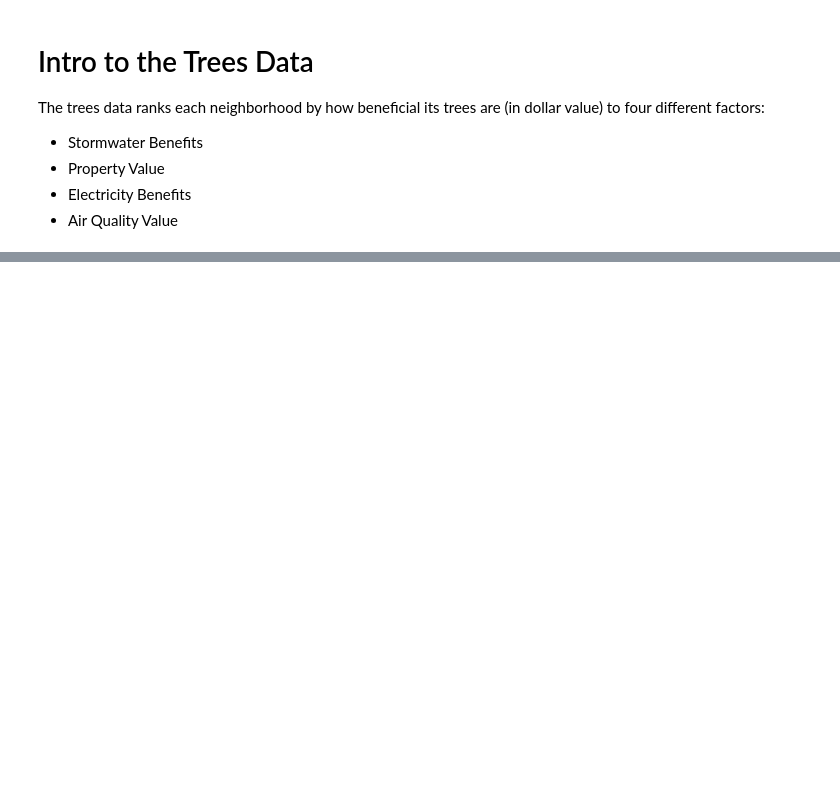
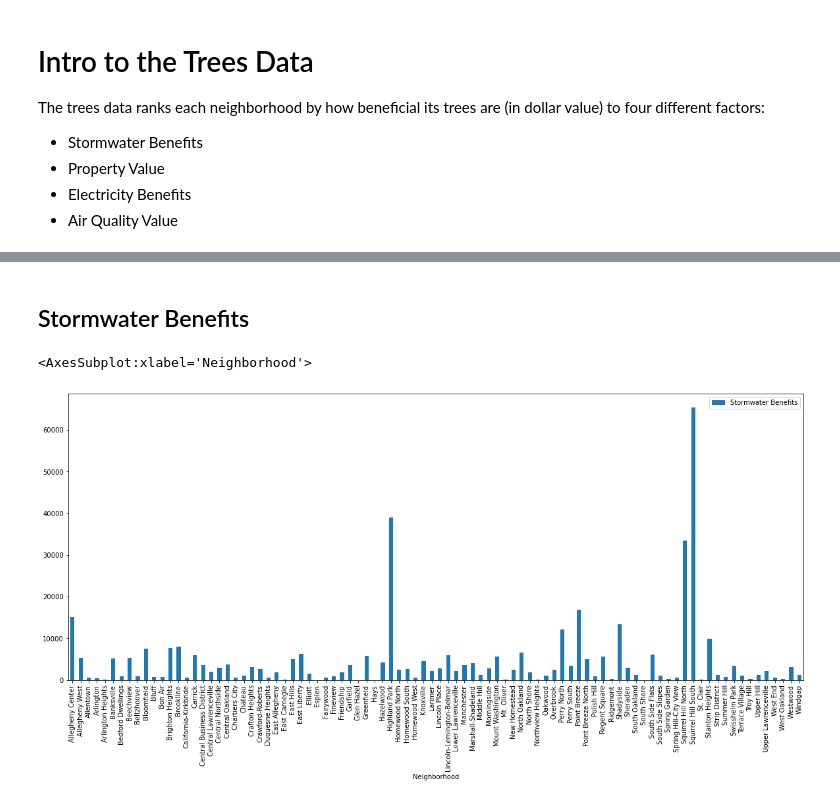
Before and after one commit to hunterbash/0010-final-project, a Jupyter notebook: Hunter_Trees.ipynb, the cells around one changed output, grey strips where cells are left out. Saved outputs shown, nothing was run; the diff lists cells and outputs as text; code cells hidden in the pictures; blank space fills up the shorter version.

Commit message:
Work in Hunter_Trees: formatted data, made bar charts. Next step is to add rankings.

```diff
--- a/Hunter_Trees.ipynb
+++ b/Hunter_Trees.ipynb
@@ -83,14 +81,22 @@ Now that all the benefits in each category have been totaled for each individual
 # %%
+#the data is in the wrong orientation for a dataframe. Time to rework it...
 index = []
+scoresList = [[]]
 for i in range(90) :
     index.append(i)
 
-scoresList = [[n],
-              [stormValue],
-              [propValue],
-              [elecValue],
-              [airValue]]
+    scoresList[i].append(n[i])
+    scoresList[i].append(stormValue[i])
+    scoresList[i].append(propValue[i])
+    scoresList[i].append(elecValue[i])
+    scoresList[i].append(airValue[i])
+
+    scoresList.insert(i+1, [])
+
+del scoresList[90]
+
 scores = pd.DataFrame(scoresList,
-                      columns = ['Neighborhood', 'Stormwater Benefits', 'Property Value', 'Electric Benefits', 'Air Quality Benefits'],
-                     index = [index])
+                      columns = ['Neighborhood', 'Stormwater Benefits', 'Property Value', 'Electric Benefits', 'Air Quality Benefits'], index=index)
+
+scores
 # %% [output]
@@ -97,0 +120,7 @@ ValueError: 5 columns passed, passed data had 1 columns
+# %% [markdown]
+## Stormwater Benefits
+# %%
+scores.iloc[:,[0,1]].plot.bar(x="Neighborhood", figsize=(20,8))
+# %% [output]
+<AxesSubplot:xlabel='Neighborhood'>
+[figure, added]
```
Also changed, not shown: parts of 16 cells of this notebook.
